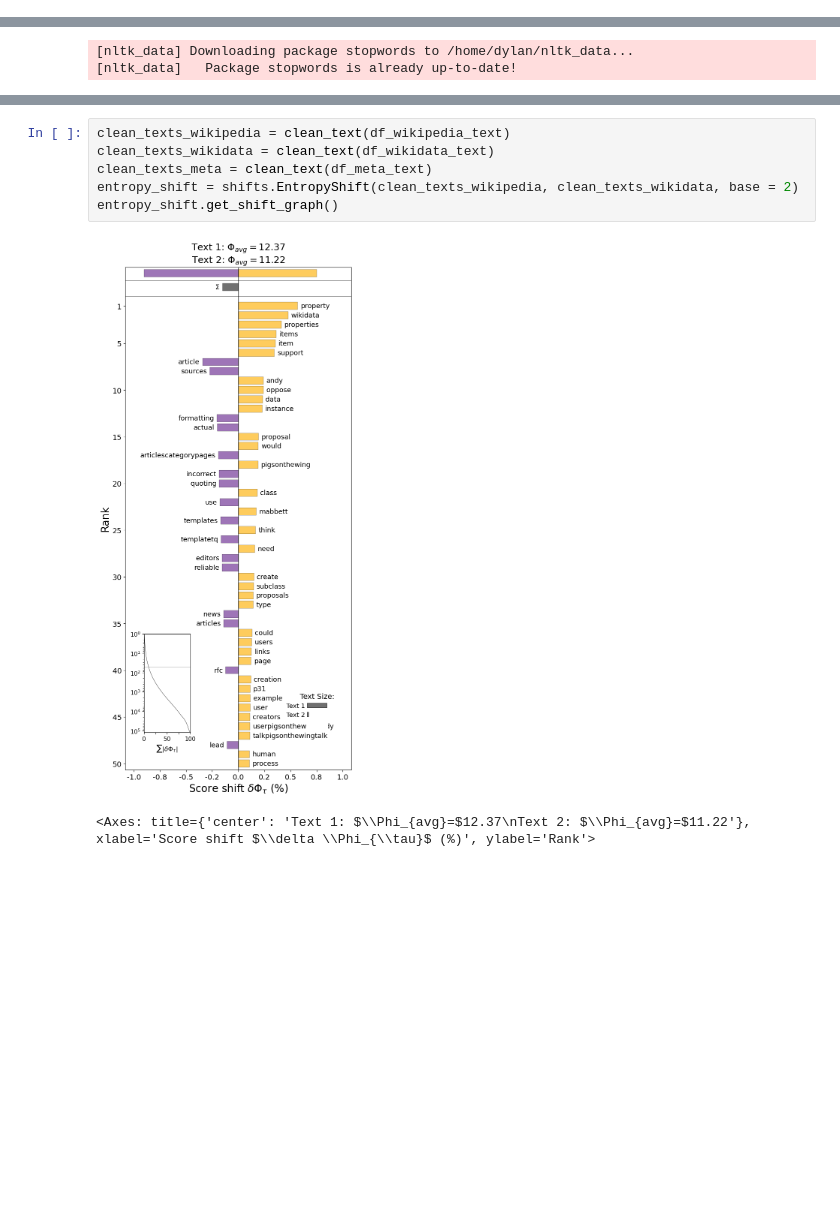
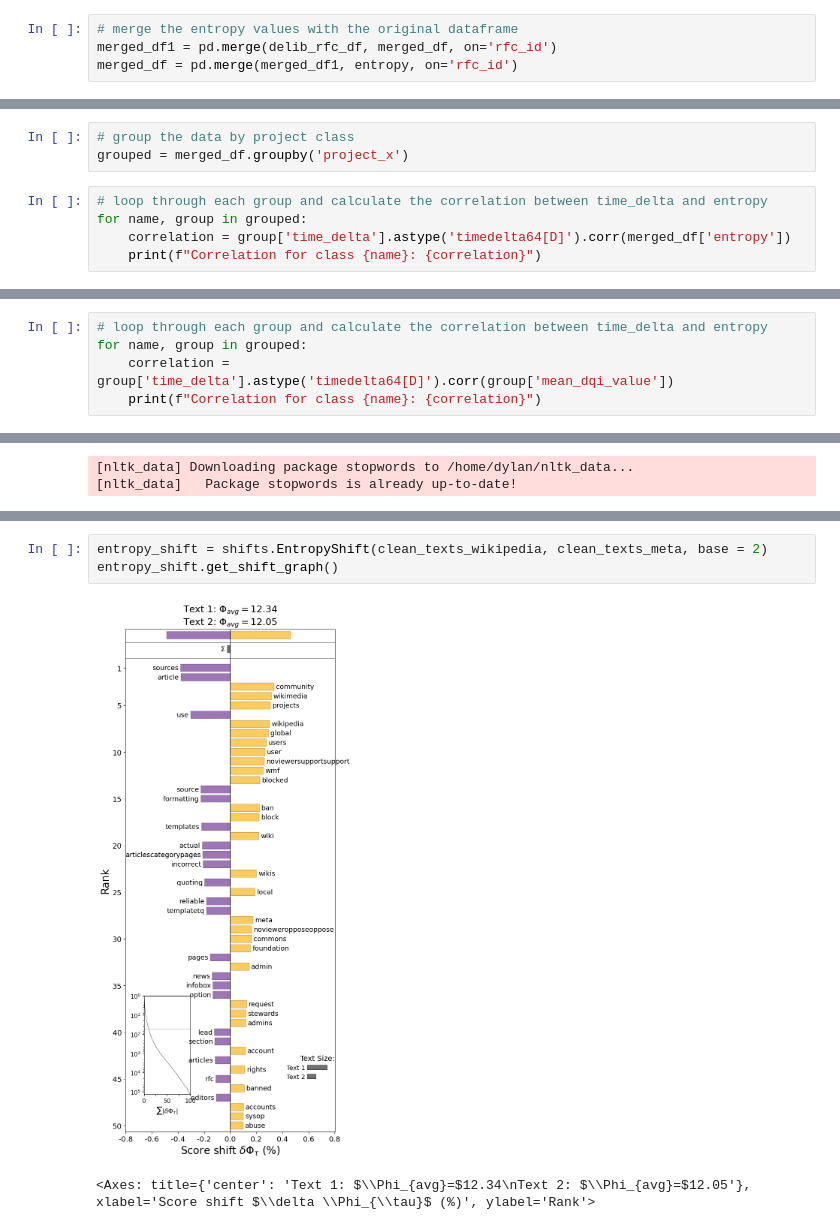
Before and after one commit to mrspacerobot/wiki_delib, a Jupyter notebook: data_analysis/data_analysis.ipynb, the cells around one changed output, grey strips where cells are left out. Drawn from its saved outputs; the diff is of its cells as text; blank space fills up the shorter version.

Commit message:
added data analysis graphs

```diff
--- a/data_analysis/data_analysis.ipynb
+++ b/data_analysis/data_analysis.ipynb
@@ -540,0 +798,4 @@ plt.show()
+# %%
+# merge the entropy values with the original dataframe
+merged_df1 = pd.merge(delib_rfc_df, merged_df, on='rfc_id')
+merged_df = pd.merge(merged_df1, entropy, on='rfc_id')
@@ -540,0 +814,8 @@ plt.show()
+# %%
+# group the data by project class
+grouped = merged_df.groupby('project_x')
+# %%
+# loop through each group and calculate the correlation between time_delta and entropy
+for name, group in grouped:
+    correlation = group['time_delta'].astype('timedelta64[D]').corr(merged_df['entropy'])
+    print(f"Correlation for class {name}: {correlation}")
@@ -540,0 +829,5 @@ plt.show()
+# %%
+# loop through each group and calculate the correlation between time_delta and entropy
+for name, group in grouped:
+    correlation = group['time_delta'].astype('timedelta64[D]').corr(group['mean_dqi_value'])
+    print(f"Correlation for class {name}: {correlation}")
@@ -612,10 +914,7 @@ entropy_shift.get_shift_graph()
 # %%
-clean_texts_wikipedia = clean_text(df_wikipedia_text)
-clean_texts_wikidata = clean_text(df_wikidata_text)
-clean_texts_meta = clean_text(df_meta_text)
-entropy_shift = shifts.EntropyShift(clean_texts_wikipedia, clean_texts_wikidata, base = 2)
+entropy_shift = shifts.EntropyShift(clean_texts_wikipedia, clean_texts_meta, base = 2)
 entropy_shift.get_shift_graph()
 # %% [output]
-[figure, old version]
+[figure, new version]
-<Axes: title={'center': 'Text 1: $\\Phi_{avg}=$12.37\nText 2: $\\Phi_{avg}=$11.22'}, xlabel='Score shift $\\delta \\Phi_{\\tau}$ (%)', ylabel='Rank'>
+<Axes: title={'center': 'Text 1: $\\Phi_{avg}=$12.34\nText 2: $\\Phi_{avg}=$12.05'}, xlabel='Score shift $\\delta \\Phi_{\\tau}$ (%)', ylabel='Rank'>
 # %%
```
Also changed, not shown: parts of 71 cells of this notebook, 11 other files.
